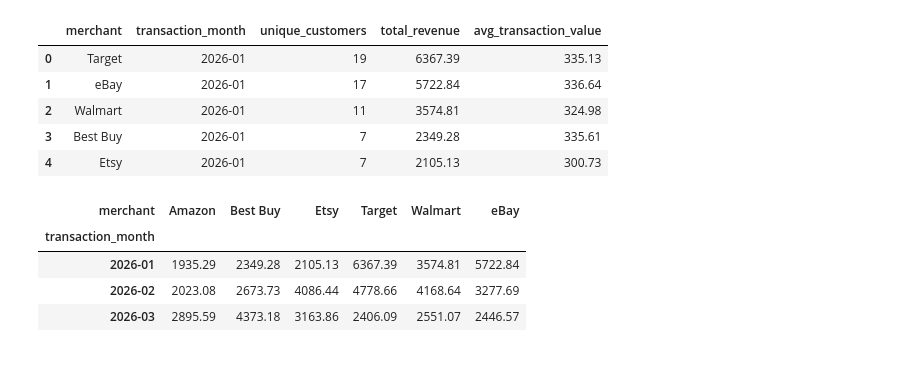
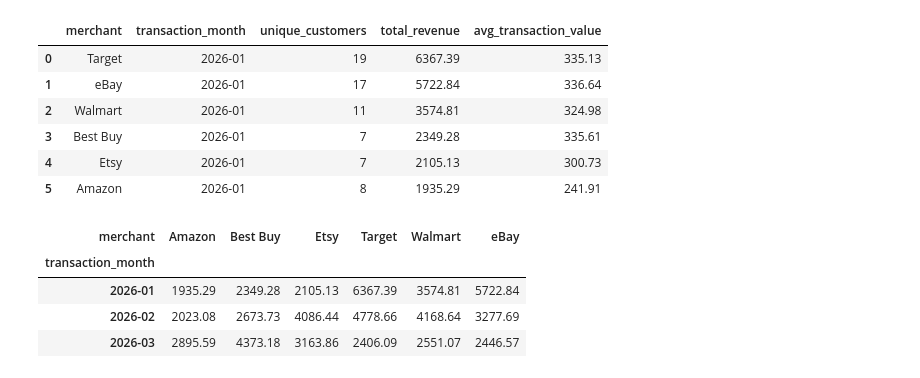
Before and after one commit to etannor21/EComm-Mock-Data-Project, a Jupyter notebook: MockDataJournal.ipynb, the cells around one changed output. Drawn from its saved outputs; the diff is of its cells as text; code cells hidden in the pictures.

```diff
--- a/MockDataJournal.ipynb
+++ b/MockDataJournal.ipynb
@@ -1,22 +1,23 @@
 # %%
 import pandas as pd
 import numpy as np
 import matplotlib.pyplot as plt
 
 # Loads the aggregate data generated by query_data.py
 df = pd.read_csv('monthly_merchant_trends.csv')
 
 df['total_revenue'] = df['total_revenue'].round(2)
 df['avg_transaction_value'] = df['avg_transaction_value'].round(2)
 
-df.head()
+df.head(6)
 # %% [output]
 |  | merchant | transaction_month | unique_customers | total_revenue | avg_transaction_value |
 | 0 | Target | 2026-01 | 19 | 6367.39 | 335.13 |
 | 1 | eBay | 2026-01 | 17 | 5722.84 | 336.64 |
 | 2 | Walmart | 2026-01 | 11 | 3574.81 | 324.98 |
 | 3 | Best Buy | 2026-01 | 7 | 2349.28 | 335.61 |
 | 4 | Etsy | 2026-01 | 7 | 2105.13 | 300.73 |
+| 5 | Amazon | 2026-01 | 8 | 1935.29 | 241.91 |
 # %%
 # Pivot so index = months, columns = merchants, values = total_revenue
 revenue_pivot = df.pivot(index='transaction_month', columns='merchant', values='total_revenue')
```
Also changed, not shown: parts of 4 cells of this notebook.
